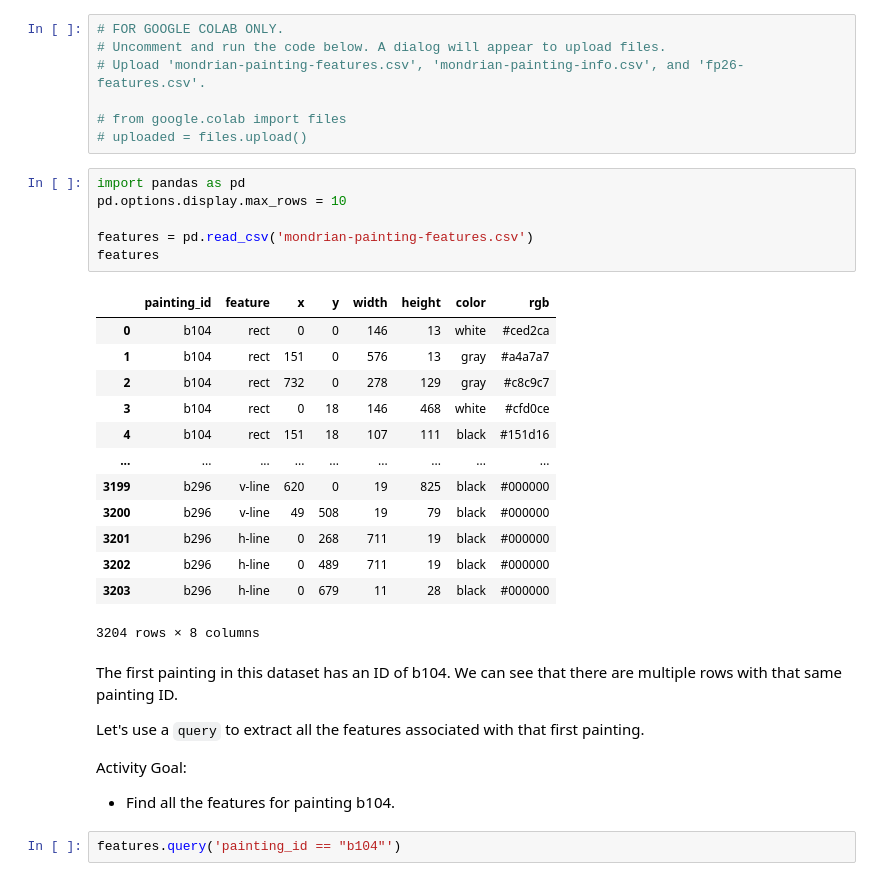
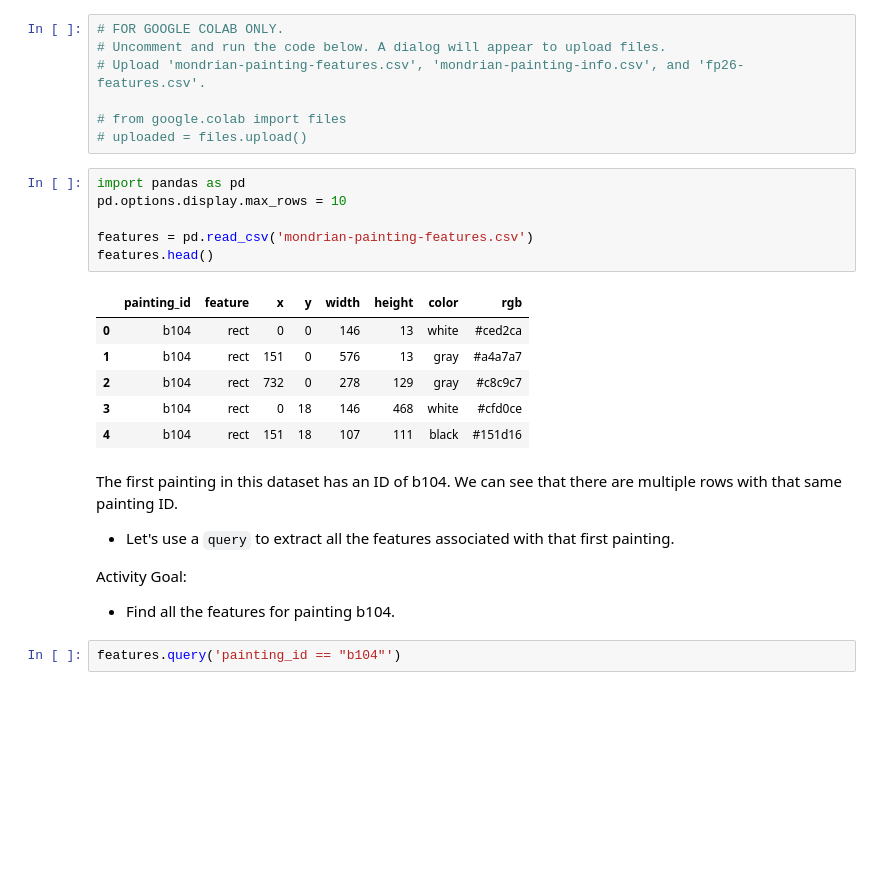
Before and after one commit to sanagahoi/Python_labs, a Jupyter notebook: cisco-labs/mondrian-art-project/mondrian-art-project.ipynb, the cells around one changed output. Saved outputs shown, nothing was run; the diff lists cells and outputs as text; blank space fills up the shorter version.

```diff
--- a/cisco-labs/mondrian-art-project/mondrian-art-project.ipynb
+++ b/cisco-labs/mondrian-art-project/mondrian-art-project.ipynb
@@ -43,27 +41,19 @@ Activity Goals:
 # %%
 import pandas as pd
 pd.options.display.max_rows = 10
 
 features = pd.read_csv('mondrian-painting-features.csv')
-features
+features.head()
 # %% [output]
 |  | painting_id | feature | x | y | width | height | color | rgb |
 | 0 | b104 | rect | 0 | 0 | 146 | 13 | white | #ced2ca |
 | 1 | b104 | rect | 151 | 0 | 576 | 13 | gray | #a4a7a7 |
 | 2 | b104 | rect | 732 | 0 | 278 | 129 | gray | #c8c9c7 |
 | 3 | b104 | rect | 0 | 18 | 146 | 468 | white | #cfd0ce |
 | 4 | b104 | rect | 151 | 18 | 107 | 111 | black | #151d16 |
-| ... | ... | ... | ... | ... | ... | ... | ... | ... |
-| 3199 | b296 | v-line | 620 | 0 | 19 | 825 | black | #000000 |
-| 3200 | b296 | v-line | 49 | 508 | 19 | 79 | black | #000000 |
-| 3201 | b296 | h-line | 0 | 268 | 711 | 19 | black | #000000 |
-| 3202 | b296 | h-line | 0 | 489 | 711 | 19 | black | #000000 |
-| 3203 | b296 | h-line | 0 | 679 | 11 | 28 | black | #000000 |
-3204 rows × 8 columns
 # %% [markdown]
 The first painting in this dataset has an ID of b104. We can see that there are multiple rows with that same painting ID.
-
-Let's use a `query` to extract all the features associated with that first painting.
+- Let's use a `query` to extract all the features associated with that first painting.
 
 Activity Goal:
 - Find all the features for painting b104.
```
Also changed, not shown: parts of 7 cells of this notebook.
